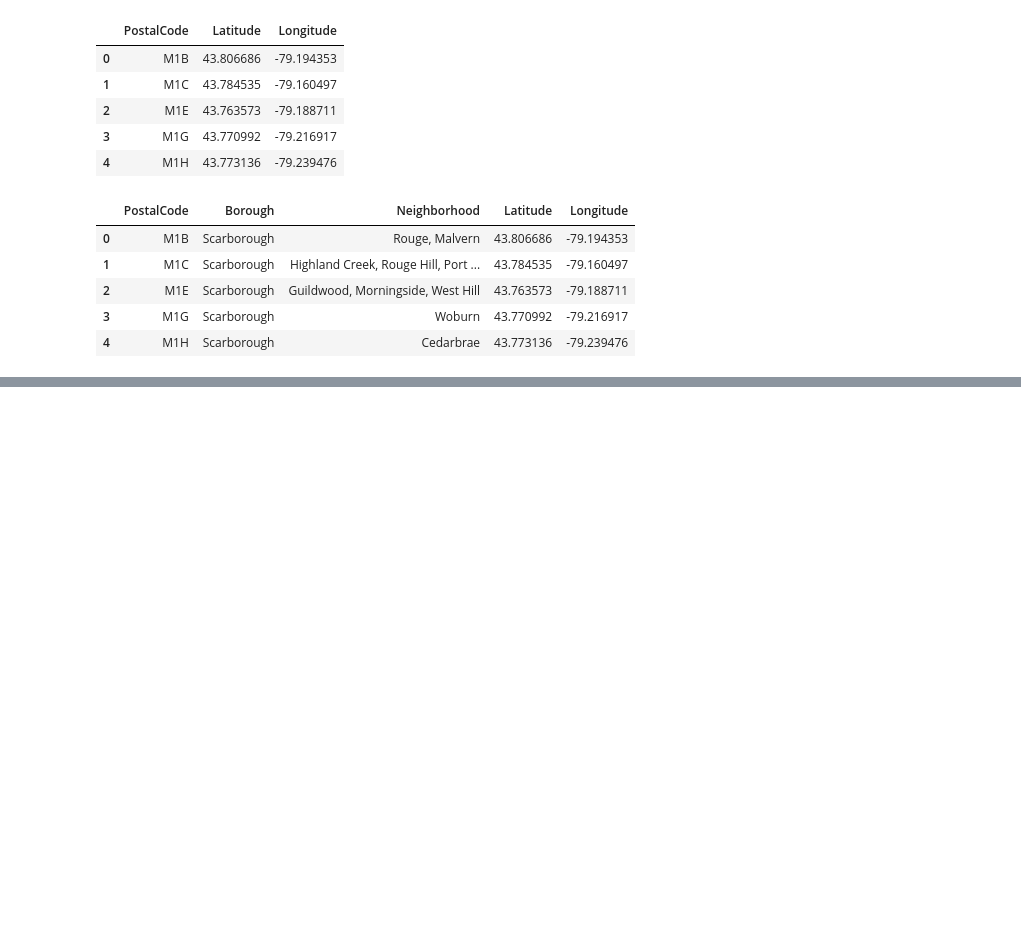
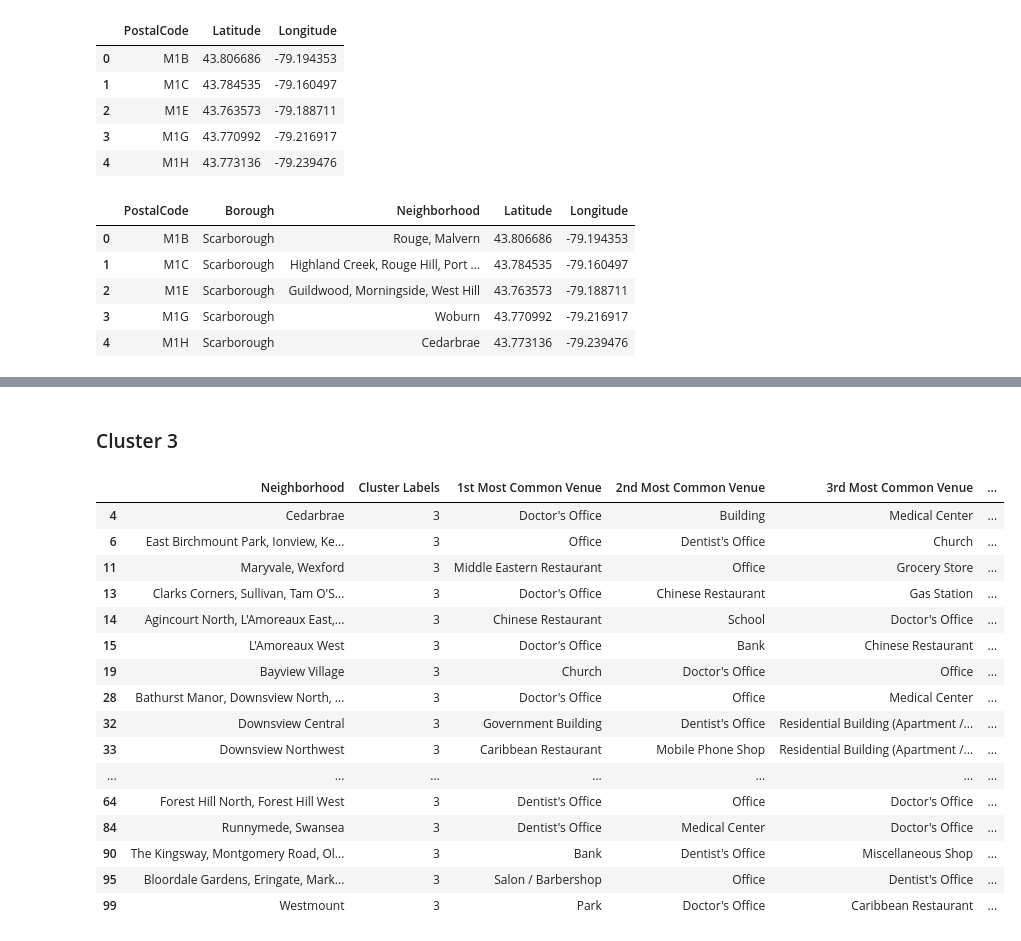
Before and after one commit to Haris-Ignatiadis/IBM-Data-Science-Capstone, a Jupyter notebook: Toronto Neighborhood Analysis.ipynb, the cells around one changed output, grey strips where cells are left out. Drawn from its saved outputs; the diff is of its cells as text; code cells hidden in the pictures; blank space fills up the shorter version.

```diff
--- a/Toronto Neighborhood Analysis.ipynb
+++ b/Toronto Neighborhood Analysis.ipynb
@@ -191,0 +687,22 @@ toronto_df.head()
+# %% [markdown]
+### Cluster 3
+# %%
+toronto_nbr_df.loc[toronto_nbr_df['Cluster Labels'] == 3, toronto_nbr_df.columns[[2] + list(range(5, toronto_nbr_df.shape[1]))]]
+# %% [output]
+|  | Neighborhood | Cluster Labels | 1st Most Common Venue | 2nd Most Common Venue | 3rd Most Common Venue | ... |
+| 4 | Cedarbrae | 3 | Doctor's Office | Building | Medical Center | ... |
+| 6 | East Birchmount Park, Ionview, Ke... | 3 | Office | Dentist's Office | Church | ... |
+| 11 | Maryvale, Wexford | 3 | Middle Eastern Restaurant | Office | Grocery Store | ... |
+| 13 | Clarks Corners, Sullivan, Tam O'S... | 3 | Doctor's Office | Chinese Restaurant | Gas Station | ... |
+| 14 | Agincourt North, L'Amoreaux East,... | 3 | Chinese Restaurant | School | Doctor's Office | ... |
+| 15 | L'Amoreaux West | 3 | Doctor's Office | Bank | Chinese Restaurant | ... |
+| 19 | Bayview Village | 3 | Church | Doctor's Office | Office | ... |
+| 28 | Bathurst Manor, Downsview North, ... | 3 | Doctor's Office | Office | Medical Center | ... |
+| 32 | Downsview Central | 3 | Government Building | Dentist's Office | Residential Building (Apartment /... | ... |
+| 33 | Downsview Northwest | 3 | Caribbean Restaurant | Mobile Phone Shop | Residential Building (Apartment /... | ... |
+| ... | ... | ... | ... | ... | ... | ... |
+| 64 | Forest Hill North, Forest Hill West | 3 | Dentist's Office | Office | Doctor's Office | ... |
+| 84 | Runnymede, Swansea | 3 | Dentist's Office | Medical Center | Doctor's Office | ... |
+| 90 | The Kingsway, Montgomery Road, Ol... | 3 | Bank | Dentist's Office | Miscellaneous Shop | ... |
+| 95 | Bloordale Gardens, Eringate, Mark... | 3 | Salon / Barbershop | Office | Dentist's Office | ... |
+| 99 | Westmount | 3 | Park | Doctor's Office | Caribbean Restaurant | ... |
```
Also changed, not shown: parts of 86 cells of this notebook, 2 other files.
